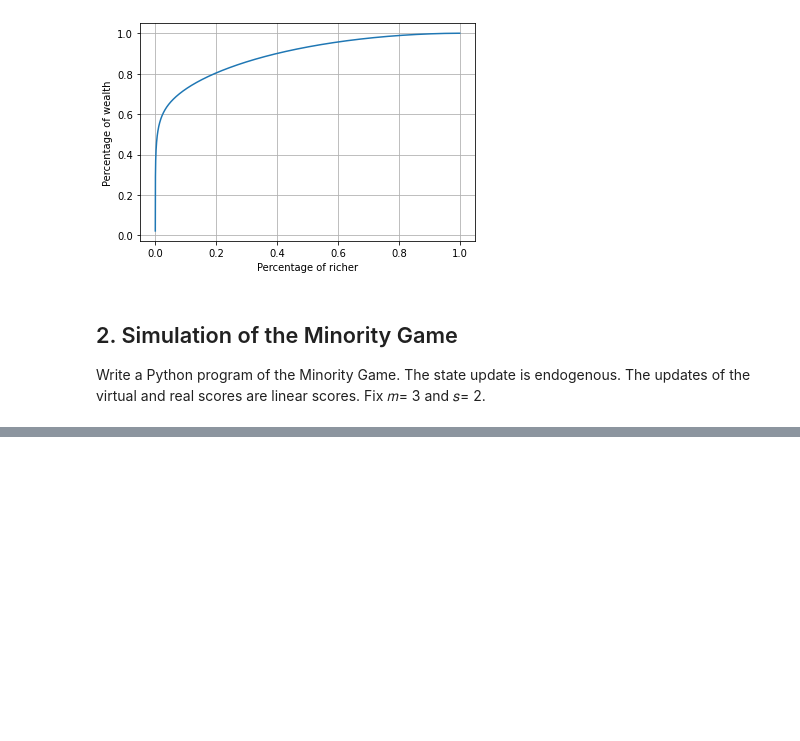
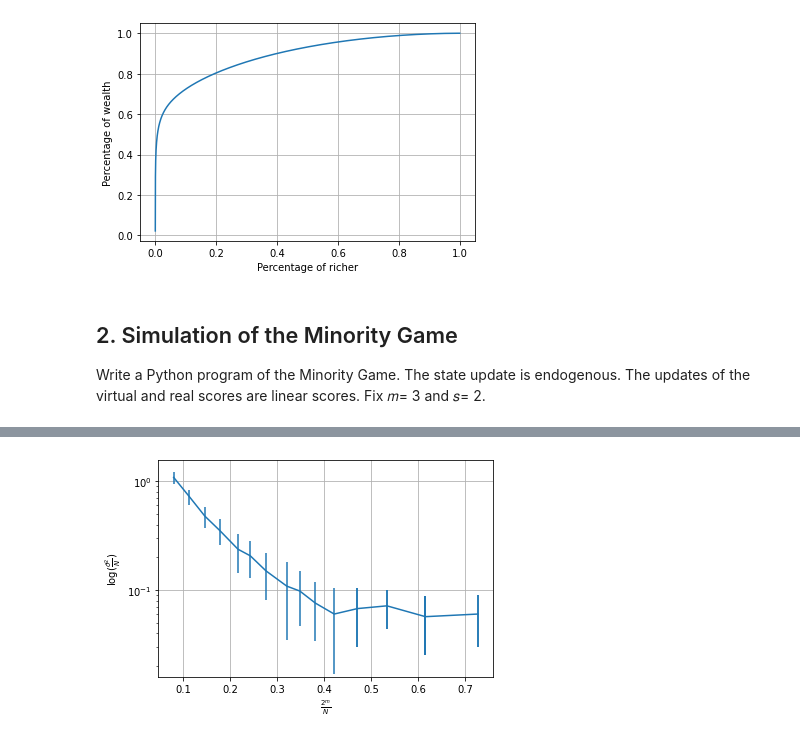
Before and after one commit to Algebra-FUN/DDM-Coursework, a Jupyter notebook: MSDM5003/Assignment/HW6/HW6.ipynb, the cells around one changed output, grey strips where cells are left out. Drawn from its saved outputs; the diff is of its cells as text; code cells hidden in the pictures; blank space fills up the shorter version.

```diff
--- a/MSDM5003/Assignment/HW6/HW6.ipynb
+++ b/MSDM5003/Assignment/HW6/HW6.ipynb
@@ -314,0 +322,13 @@ plt.show()
+# %%
+%%time
+S = 10
+T0 = 201
+T = 1000
+m = 3
+s = 2
+seed = 5003250
+Ns = (1/np.linspace(2**m/101,2**m/11,20)*2**m).astype(int)
+Ns[Ns%2==0]+=1
+sigma2s = np.array([[*map(partial(minority_game_sigma2, N=N, T=T, m=m, s=s, T0=T0), range(seed, seed+S))] for N in Ns])
+mean_sigma2s = np.mean(sigma2s,axis=1)
+std_sigma2s = np.std(sigma2s,axis=1)
@@ -314,0 +337,10 @@ plt.show()
+# %%
+plt.errorbar(2**m/Ns,mean_sigma2s/Ns,yerr=std_sigma2s/Ns)
+plt.xlabel(r"$\frac{2^m}{N}$")
+plt.ylabel(r"$\log(\frac{\bar{\sigma}^2}{N}$)")
+plt.yscale("log")
+plt.ylim([10**-1.8,10**0.2])
+plt.grid(True)
+plt.show()
+# %% [output]
+[figure, added]
```
Also changed, not shown: parts of 6 cells of this notebook.
